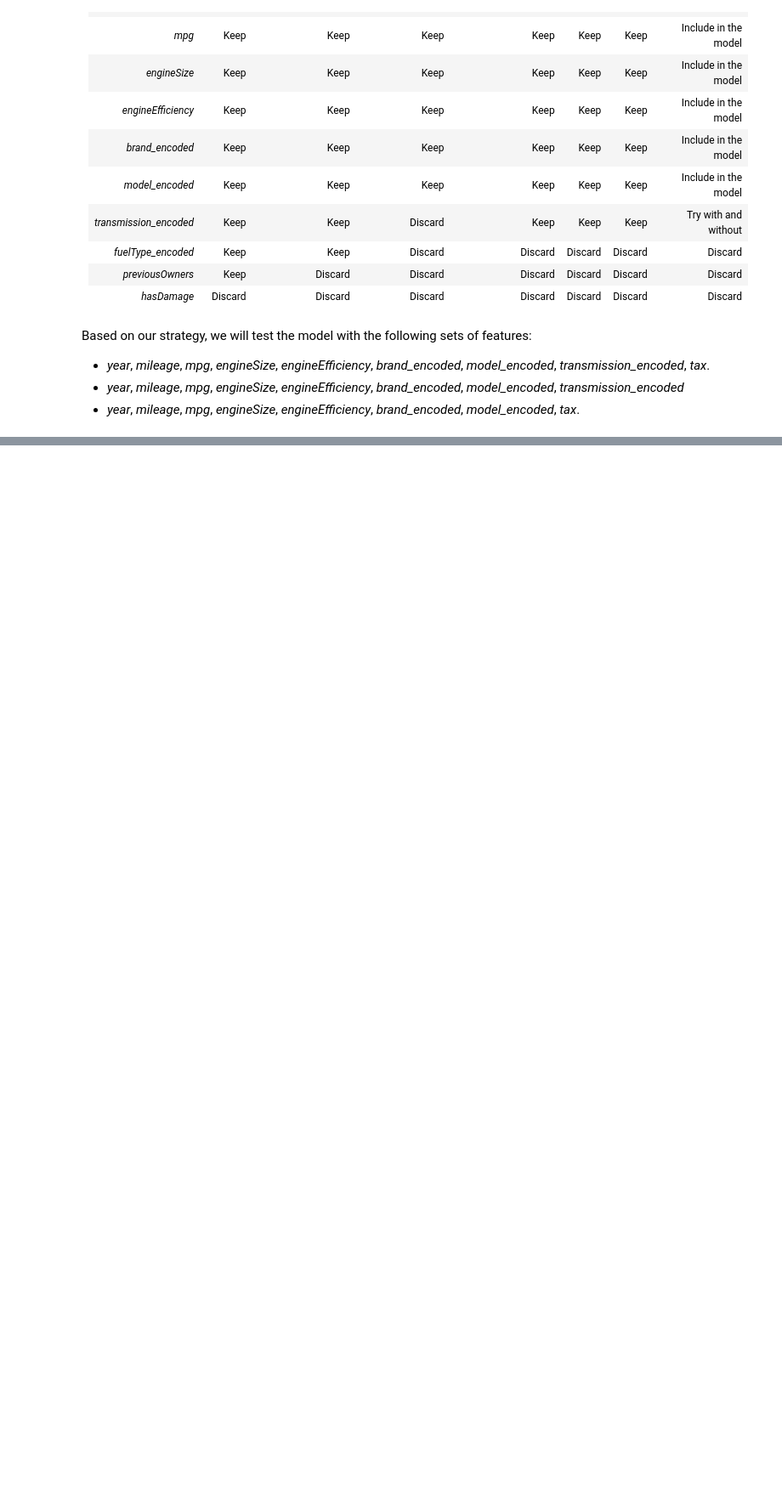
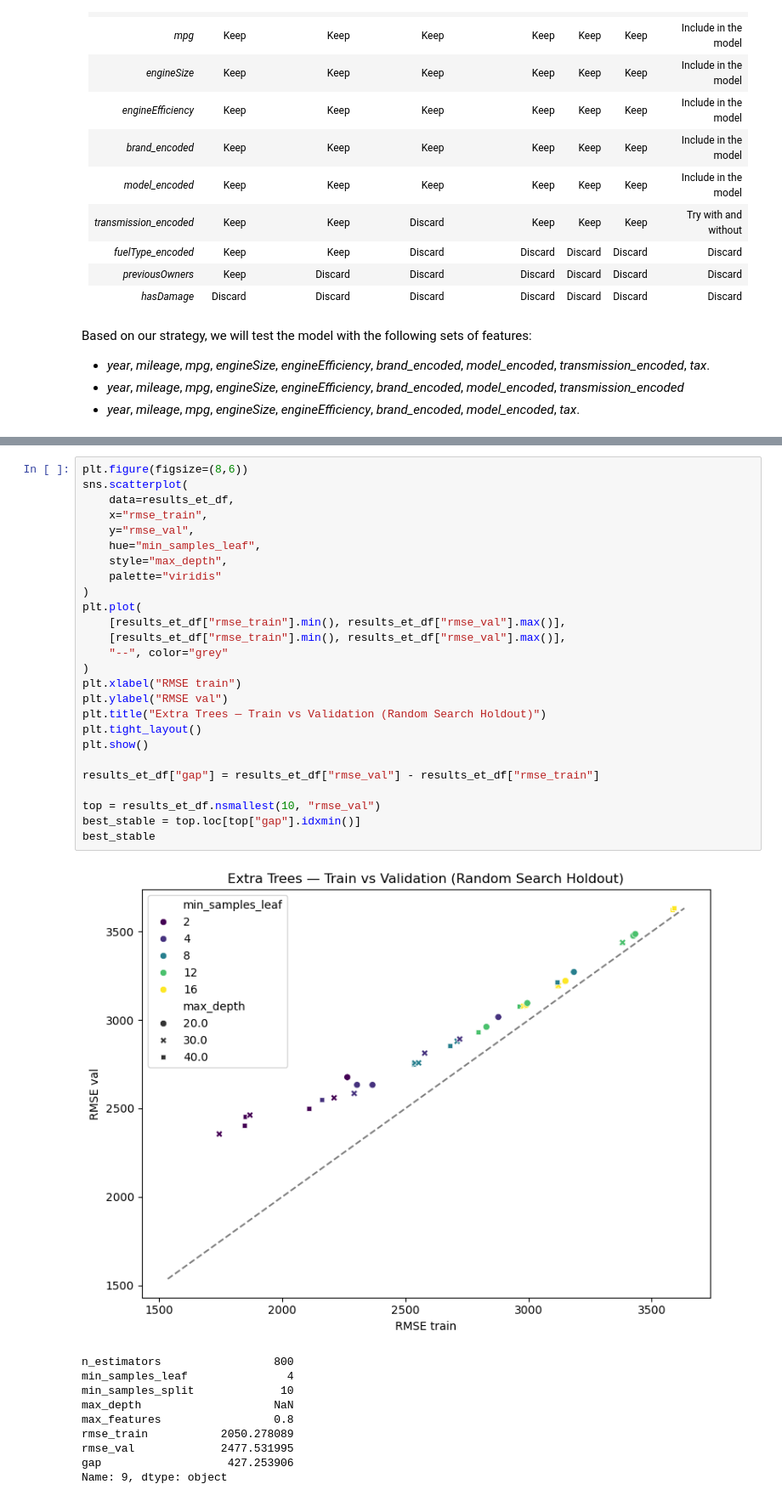
Before and after one commit to martaribeiro11/ML_project_46, a Jupyter notebook: BPMV(freq).ipynb, the cells around one changed output, grey strips where cells are left out. Shown at 85% size. Cells and saved outputs as stored; diff of their text form; blank space fills up the shorter version.

```diff
--- a/BPMV(freq).ipynb
+++ b/BPMV(freq).ipynb
@@ -2806,0 +3211,37 @@ Based on our strategy, we will test the model with the following sets of feature
+# %%
+plt.figure(figsize=(8,6))
+sns.scatterplot(
+    data=results_et_df,
+    x="rmse_train",
+    y="rmse_val",
+    hue="min_samples_leaf",
+    style="max_depth",
+    palette="viridis"
+)
+plt.plot(
+    [results_et_df["rmse_train"].min(), results_et_df["rmse_val"].max()],
+    [results_et_df["rmse_train"].min(), results_et_df["rmse_val"].max()],
+    "--", color="grey"
+)
+plt.xlabel("RMSE train")
+plt.ylabel("RMSE val")
+plt.title("Extra Trees — Train vs Validation (Random Search Holdout)")
+plt.tight_layout()
+plt.show()
+
+results_et_df["gap"] = results_et_df["rmse_val"] - results_et_df["rmse_train"]
+
+top = results_et_df.nsmallest(10, "rmse_val")
+best_stable = top.loc[top["gap"].idxmin()]
+best_stable
+# %% [output]
+[figure, added]
+n_estimators                 800
+min_samples_leaf               4
+min_samples_split             10
+max_depth                    NaN
+max_features                 0.8
+rmse_train           2050.278089
+rmse_val             2477.531995
+gap                   427.253906
+Name: 9, dtype: object
```
Also changed, not shown: parts of 33 cells of this notebook, 9 other files.
